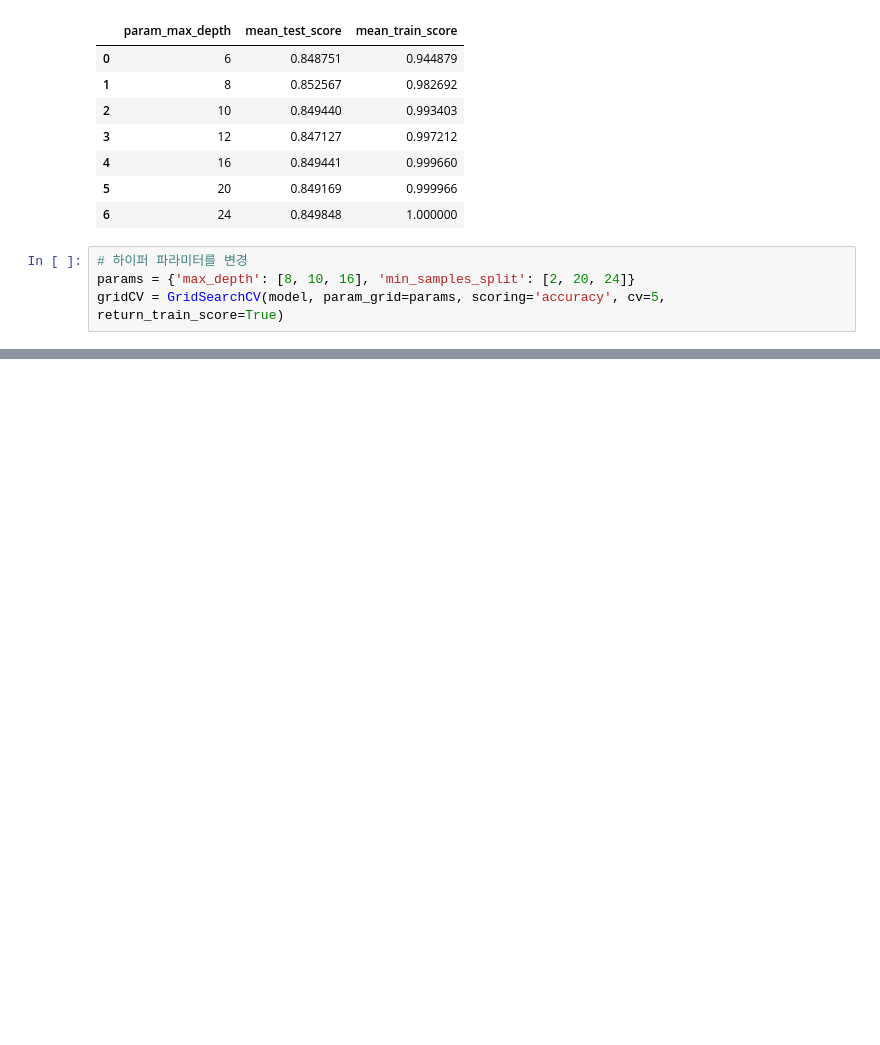
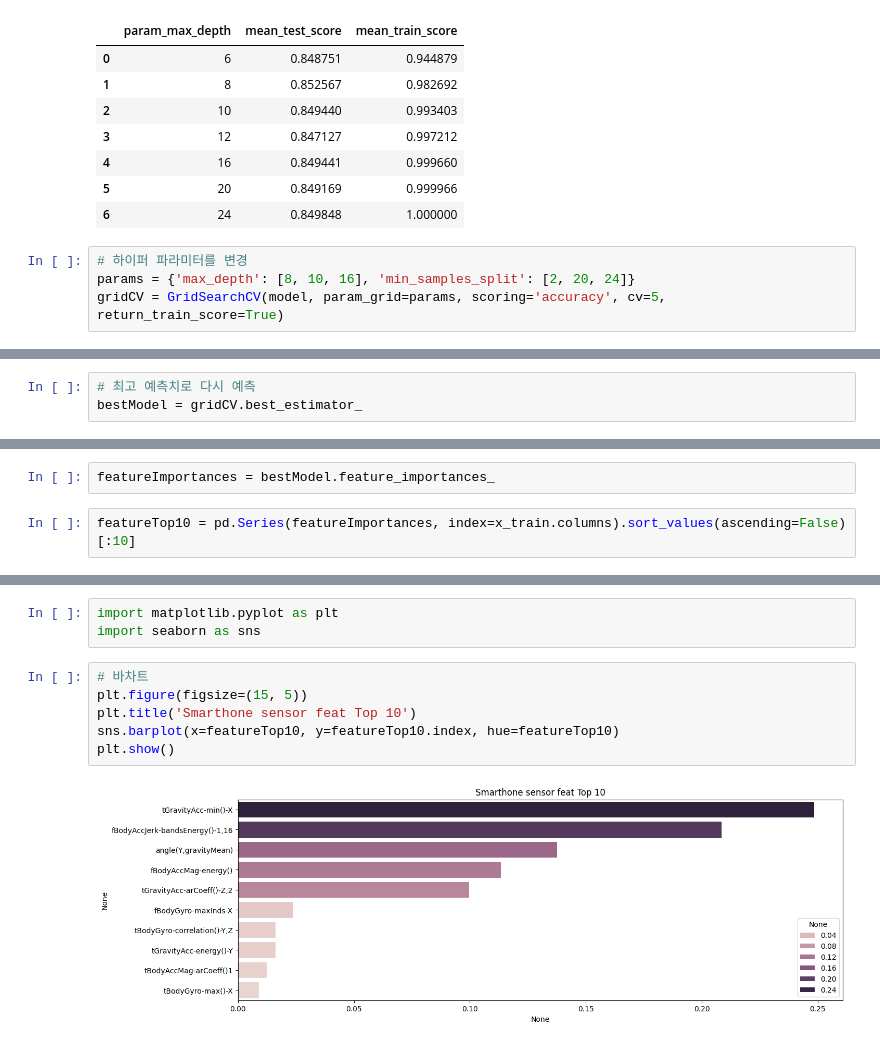
Before and after one commit to hyanyul/python-analysis-2024, a Jupyter notebook: day12/pa27_결정트리_분석.ipynb, the cells around one changed output, grey strips where cells are left out. Saved outputs shown, nothing was run; the diff lists cells and outputs as text; blank space fills up the shorter version.

```diff
--- a/day12/pa27_결정트리_분석.ipynb
+++ b/day12/pa27_결정트리_분석.ipynb
@@ -205,0 +237,3 @@ gridCV.fit(x_train, y_train)
+# %%
+# 최고 예측치로 다시 예측
+bestModel = gridCV.best_estimator_
@@ -205,0 +254,4 @@ gridCV.fit(x_train, y_train)
+# %%
+featureImportances = bestModel.feature_importances_
+# %%
+featureTop10 = pd.Series(featureImportances, index=x_train.columns).sort_values(ascending=False)[:10]
@@ -205,0 +272,11 @@ gridCV.fit(x_train, y_train)
+# %%
+import matplotlib.pyplot as plt
+import seaborn as sns
+# %%
+# 바차트
+plt.figure(figsize=(15, 5))
+plt.title('Smarthone sensor feat Top 10')
+sns.barplot(x=featureTop10, y=featureTop10.index, hue=featureTop10)
+plt.show()
+# %% [output]
+[figure, added]
```
Also changed, not shown: parts of 10 cells of this notebook.
